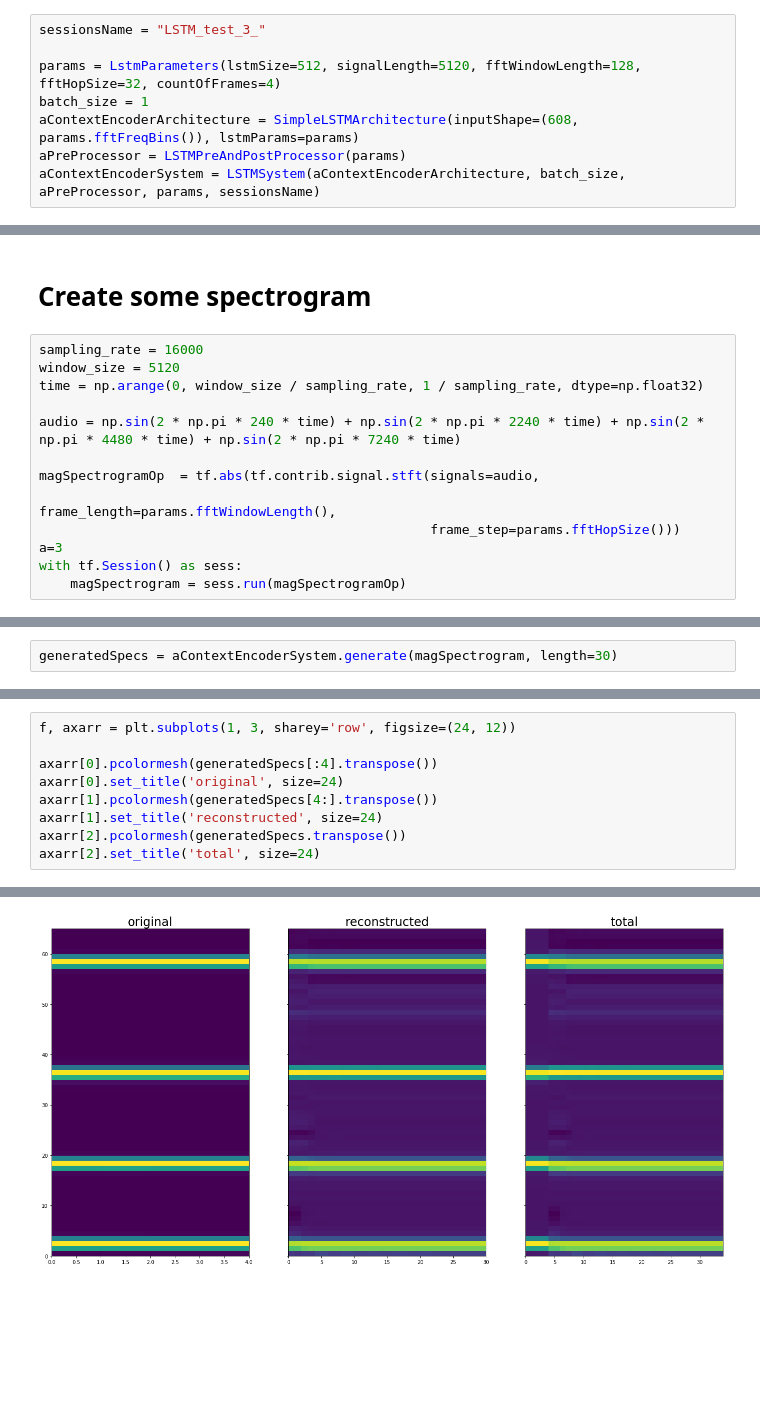
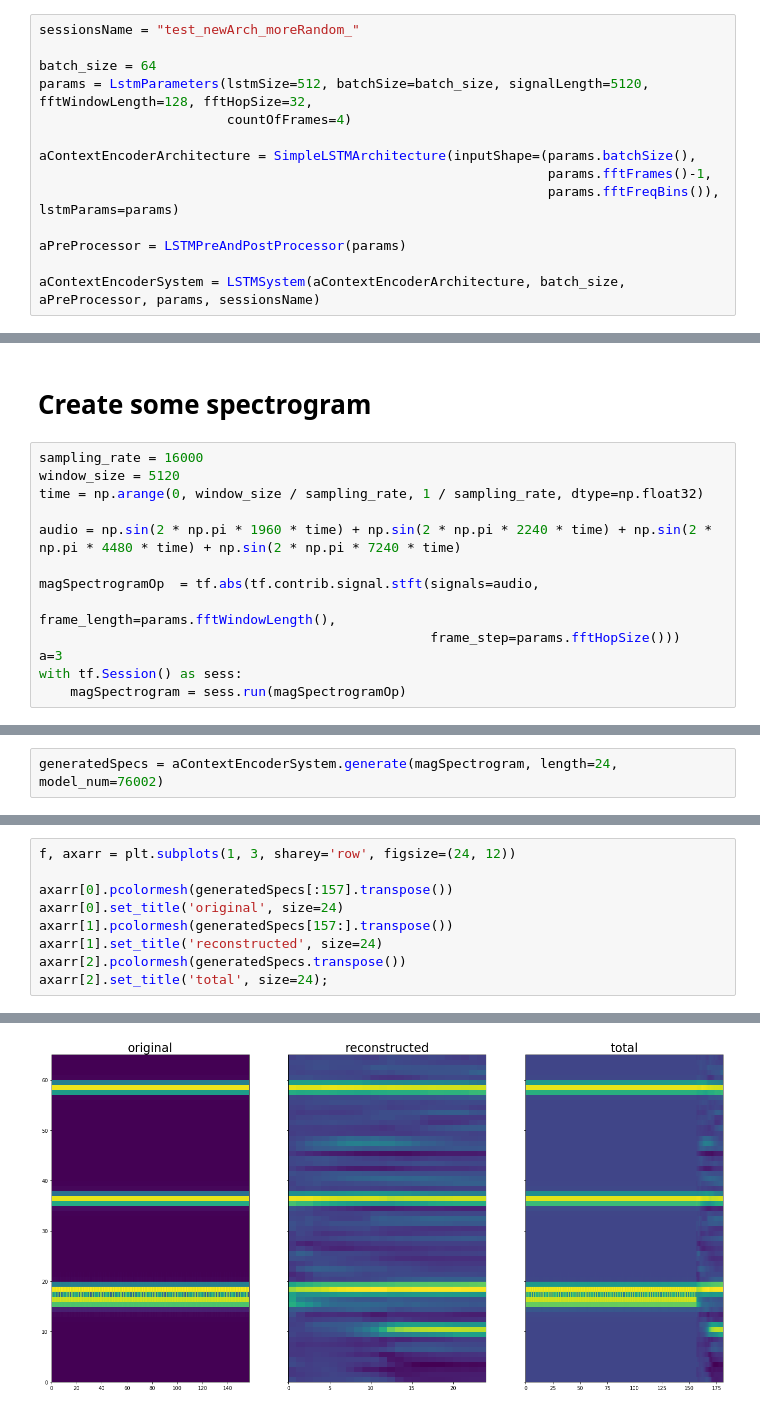
Before and after one commit to andimarafioti/LSTMsOnSpectrograms, a Jupyter notebook: test generated spectrograms.ipynb, the cells around one changed output, grey strips where cells are left out. Cells and saved outputs as stored; diff of their text form; blank space fills up the shorter version.

Commit message:
notebook to test the generated spectrograms

```diff
--- a/test generated spectrograms.ipynb
+++ b/test generated spectrograms.ipynb
@@ -11,10 +16,16 @@ from system.lstmSystem import LSTMSystem
 # %% [markdown]
 # Initialize the network
 # %%
-sessionsName = "LSTM_test_3_"
+sessionsName = "test_newArch_moreRandom_"
 
-params = LstmParameters(lstmSize=512, signalLength=5120, fftWindowLength=128, fftHopSize=32, countOfFrames=4)
-batch_size = 1
-aContextEncoderArchitecture = SimpleLSTMArchitecture(inputShape=(608, params.fftFreqBins()), lstmParams=params)
+batch_size = 64
+params = LstmParameters(lstmSize=512, batchSize=batch_size, signalLength=5120, fftWindowLength=128, fftHopSize=32,
+						countOfFrames=4)
+
+aContextEncoderArchitecture = SimpleLSTMArchitecture(inputShape=(params.batchSize(),
+																 params.fftFrames()-1,
+																 params.fftFreqBins()), lstmParams=params)
+
 aPreProcessor = LSTMPreAndPostProcessor(params)
+
 aContextEncoderSystem = LSTMSystem(aContextEncoderArchitecture, batch_size, aPreProcessor, params, sessionsName)
@@ -25,7 +38,7 @@ sampling_rate = 16000
 window_size = 5120
 time = np.arange(0, window_size / sampling_rate, 1 / sampling_rate, dtype=np.float32)
 
-audio = np.sin(2 * np.pi * 240 * time) + np.sin(2 * np.pi * 2240 * time) + np.sin(2 * np.pi * 4480 * time) + np.sin(2 * np.pi * 7240 * time)
+audio = np.sin(2 * np.pi * 1960 * time) + np.sin(2 * np.pi * 2240 * time) + np.sin(2 * np.pi * 4480 * time) + np.sin(2 * np.pi * 7240 * time)
 
 magSpectrogramOp  = tf.abs(tf.contrib.signal.stft(signals=audio,
                                                   frame_length=params.fftWindowLength(),
@@ -42,3 +55,3 @@ print(magSpectrogram.shape)
 # %%
-generatedSpecs = aContextEncoderSystem.generate(magSpectrogram, length=30)
+generatedSpecs = aContextEncoderSystem.generate(magSpectrogram, length=24, model_num=76002)
 # %% [output]
@@ -62,10 +75,10 @@ Model restored.
 # %%
 f, axarr = plt.subplots(1, 3, sharey='row', figsize=(24, 12))
 
-axarr[0].pcolormesh(generatedSpecs[:4].transpose())
+axarr[0].pcolormesh(generatedSpecs[:157].transpose())
 axarr[0].set_title('original', size=24)
-axarr[1].pcolormesh(generatedSpecs[4:].transpose())
+axarr[1].pcolormesh(generatedSpecs[157:].transpose())
 axarr[1].set_title('reconstructed', size=24)
 axarr[2].pcolormesh(generatedSpecs.transpose())
-axarr[2].set_title('total', size=24)
+axarr[2].set_title('total', size=24);
 # %% [output]
@@ -73 +85 @@ Text(0.5,1,'total')
-[figure, old version]
+[figure, new version]
```
Also changed, not shown: parts of 7 cells of this notebook.
